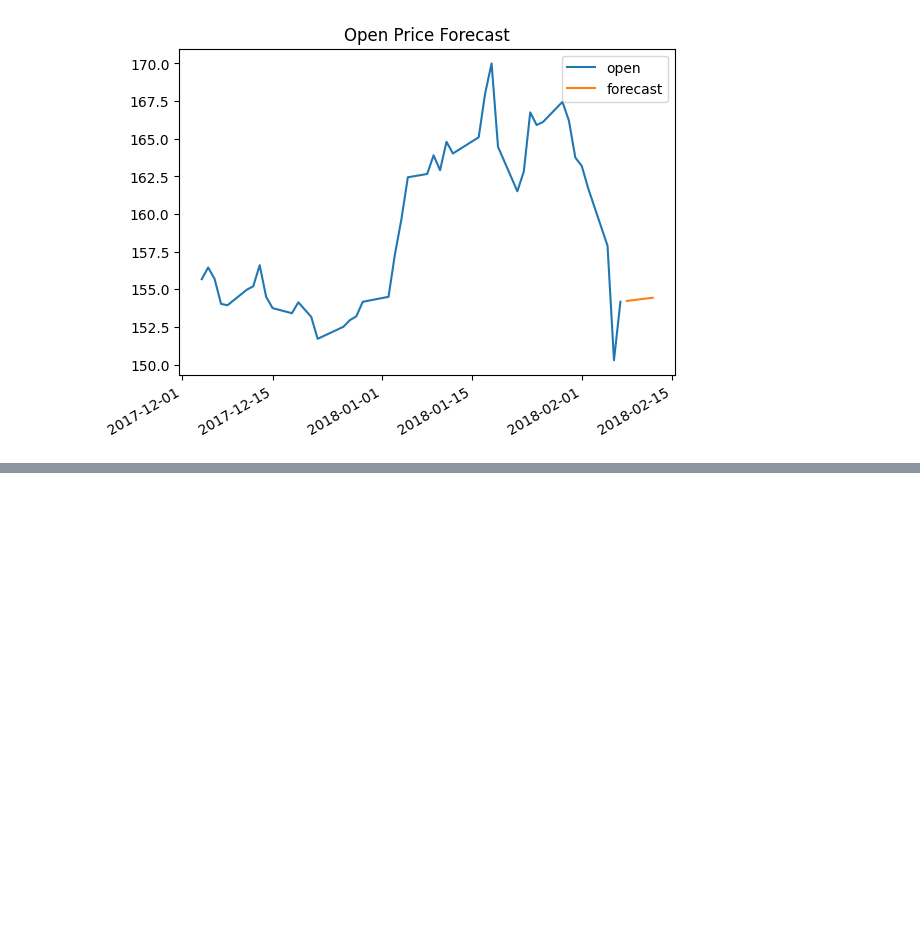
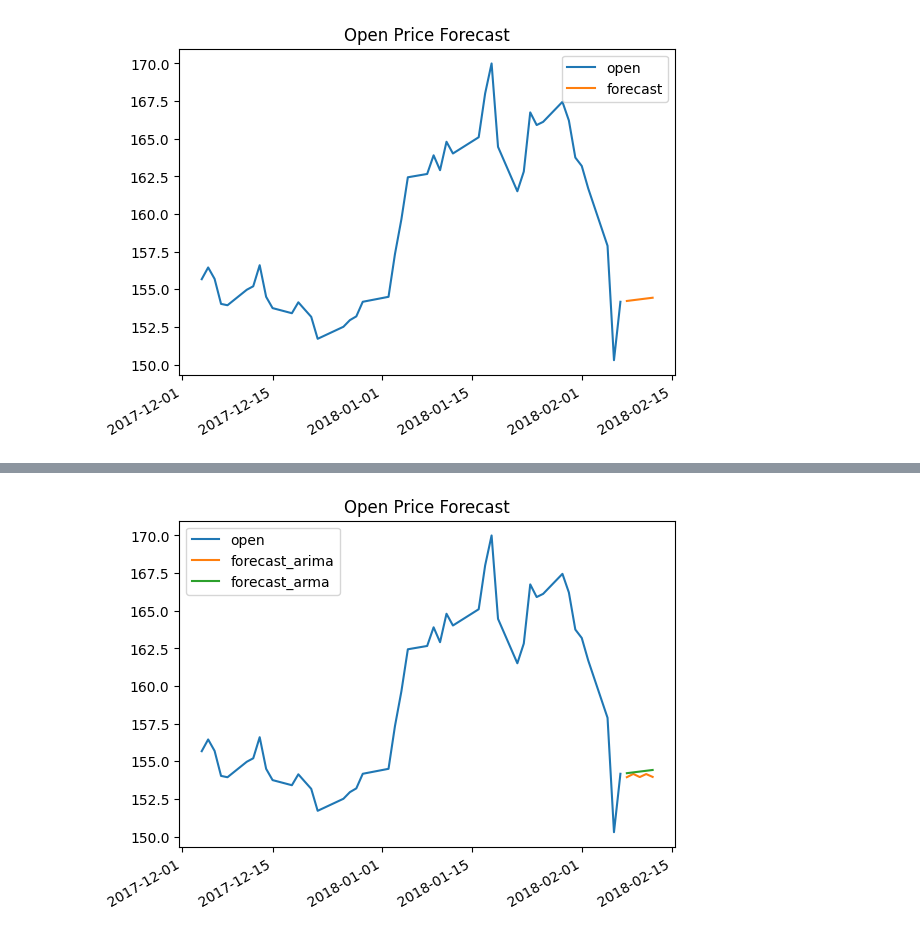
Before and after one commit to asuender/tgm-ds, a Jupyter notebook: 5bhit/GK10101/gk10101.ipynb, the cells around one changed output, grey strips where cells are left out. Cells and saved outputs as stored; diff of their text form; code cells hidden in the pictures; blank space fills up the shorter version.

```diff
--- a/5bhit/GK10101/gk10101.ipynb
+++ b/5bhit/GK10101/gk10101.ipynb
@@ -224,0 +233,8 @@ plt.show()
+# %%
+from statsmodels.tsa.arima.model import ARIMA
+X = df['open'].values
+
+arima_model1 = ARIMA(X, order=(1, 1, 1))
+arima_model1_fit = arima_model1.fit()
+arma_model1 = ARIMA(X, order=(1, 0, 1))
+arma_model1_fit = arma_model1.fit()
@@ -224,0 +262,13 @@ plt.show()
+# %%
+from pandas.tseries.offsets import DateOffset
+future_dates = [df.index[-1] + DateOffset(days=x) for x in range(0, 6)]
+future_dates_df=pd.DataFrame(index=future_dates[1:],columns=['open'])
+future_dates_df['forecast_arima'] = arima_model1_fit.forecast(steps=5)
+future_dates_df['forecast_arma'] = arma_model1_fit.forecast(steps=5)
+
+future_df=pd.concat([df,future_dates_df])
+future_df[['open', 'forecast_arima', 'forecast_arma']].tail(n=50).plot()
+plt.title('Open Price Forecast')
+plt.show()
+# %% [output]
+[figure, added]
```
Also changed, not shown: parts of 4 cells of this notebook.
